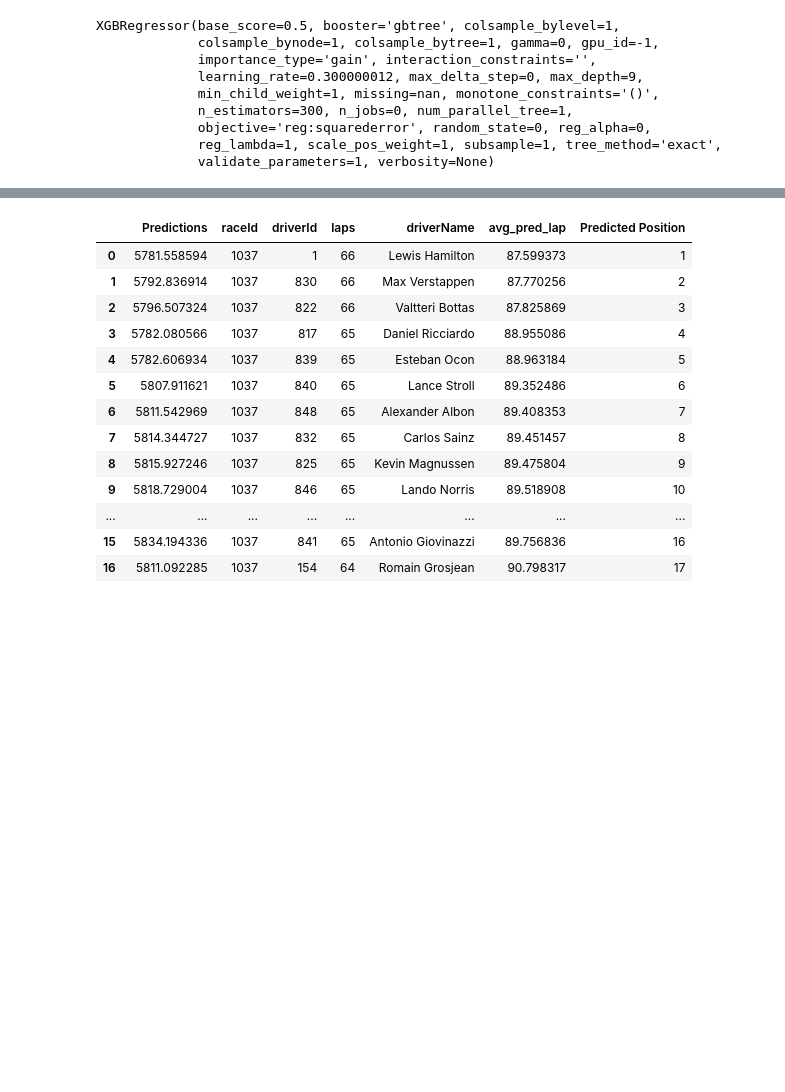
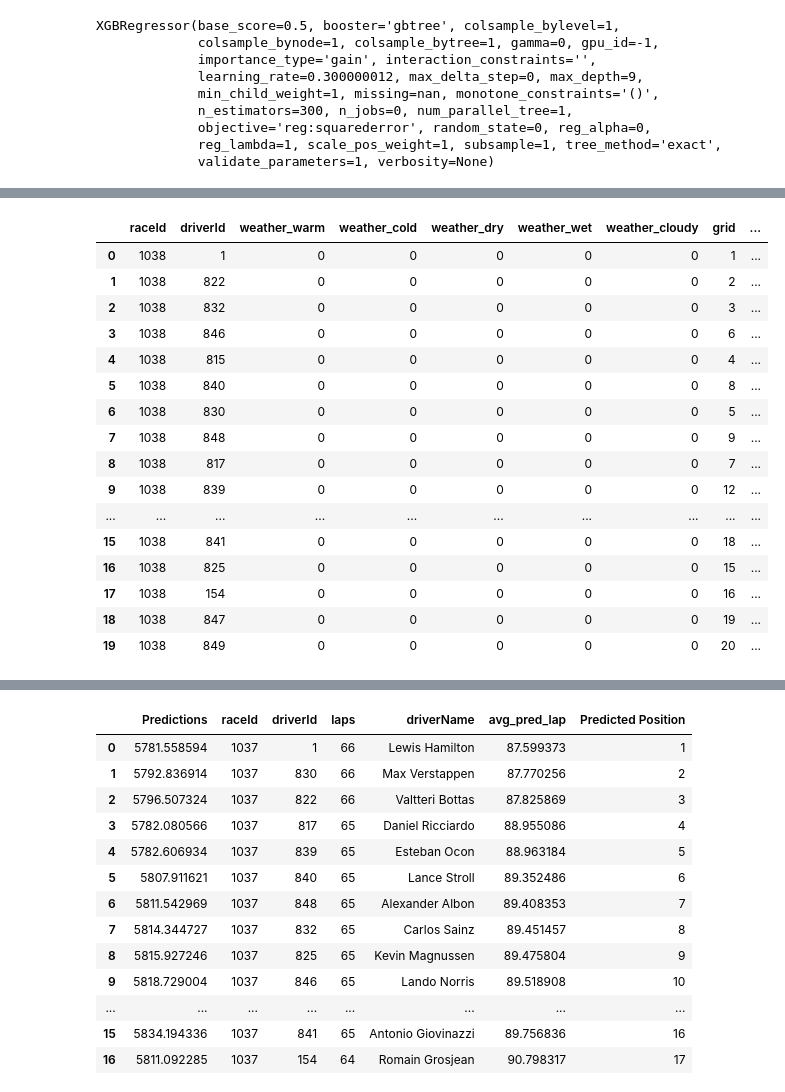
Before and after one commit to abcdefg781/f1.github.io, a Jupyter notebook: Raw Data Predictive Modeling.ipynb, the cells around one changed output, grey strips where cells are left out. Cells and saved outputs as stored; diff of their text form; code cells hidden in the pictures; blank space fills up the shorter version.

```diff
--- a/Raw Data Predictive Modeling.ipynb
+++ b/Raw Data Predictive Modeling.ipynb
@@ -236,5 +252,25 @@ x_test = x_test1.iloc[:, 2:]
 x_test["fastestLapSpeed"] = pd.to_numeric(x_test["fastestLapSpeed"])
 x_test["finishingPosition"] = pd.to_numeric(x_test["finishingPosition"])
 x_test = x_test.drop(columns = "laps")
+# %%
+x_test1
+# %% [output]
+|  | raceId | driverId | weather_warm | weather_cold | weather_dry | weather_wet | weather_cloudy | grid | ... |
+| 0 | 1038 | 1 | 0 | 0 | 0 | 0 | 0 | 1 | ... |
+| 1 | 1038 | 822 | 0 | 0 | 0 | 0 | 0 | 2 | ... |
+| 2 | 1038 | 832 | 0 | 0 | 0 | 0 | 0 | 3 | ... |
+| 3 | 1038 | 846 | 0 | 0 | 0 | 0 | 0 | 6 | ... |
+| 4 | 1038 | 815 | 0 | 0 | 0 | 0 | 0 | 4 | ... |
+| 5 | 1038 | 840 | 0 | 0 | 0 | 0 | 0 | 8 | ... |
+| 6 | 1038 | 830 | 0 | 0 | 0 | 0 | 0 | 5 | ... |
+| 7 | 1038 | 848 | 0 | 0 | 0 | 0 | 0 | 9 | ... |
+| 8 | 1038 | 817 | 0 | 0 | 0 | 0 | 0 | 7 | ... |
+| 9 | 1038 | 839 | 0 | 0 | 0 | 0 | 0 | 12 | ... |
+| ... | ... | ... | ... | ... | ... | ... | ... | ... | ... |
+| 15 | 1038 | 841 | 0 | 0 | 0 | 0 | 0 | 18 | ... |
+| 16 | 1038 | 825 | 0 | 0 | 0 | 0 | 0 | 15 | ... |
+| 17 | 1038 | 154 | 0 | 0 | 0 | 0 | 0 | 16 | ... |
+| 18 | 1038 | 847 | 0 | 0 | 0 | 0 | 0 | 19 | ... |
+| 19 | 1038 | 849 | 0 | 0 | 0 | 0 | 0 | 20 | ... |
 # %%
 # Save x_test to a csv to manipulate for the feature engineered table
```
Also changed, not shown: parts of 9 cells of this notebook, 15 other files.
